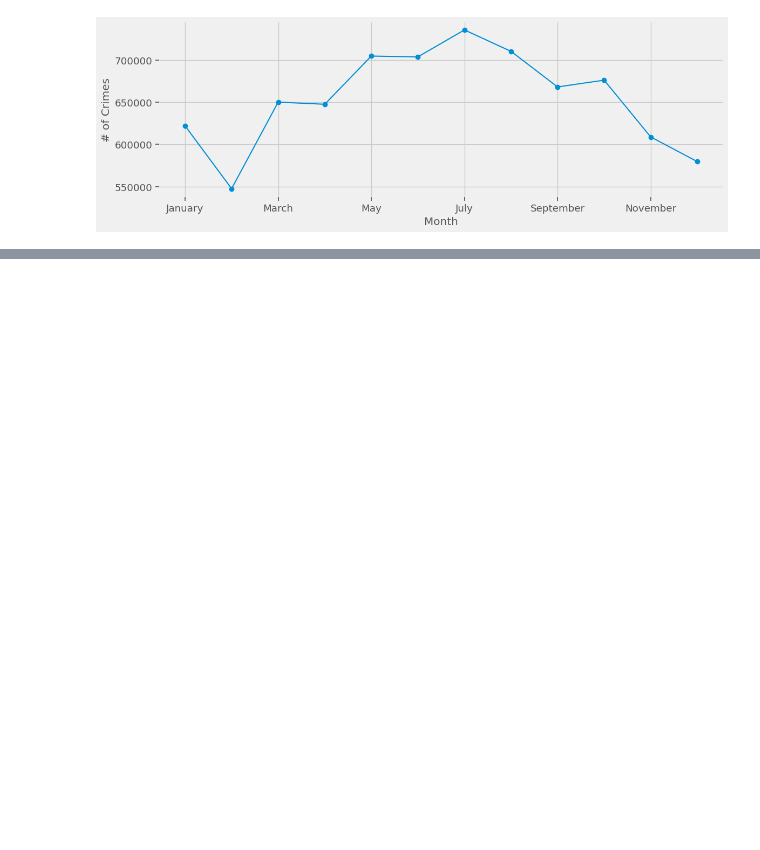
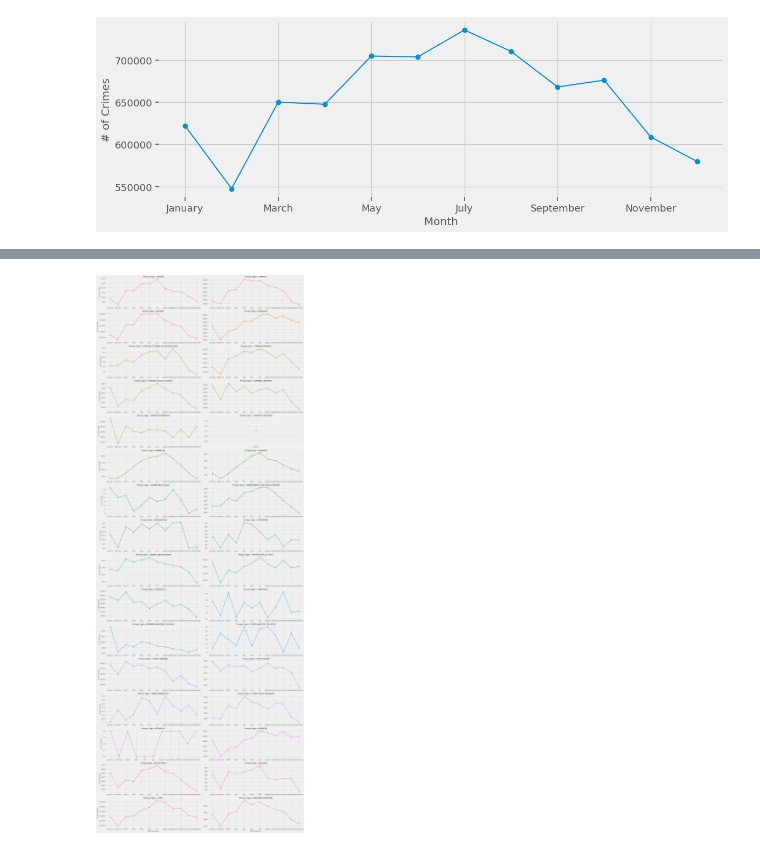
Before and after one commit to jonnunez92/Project-4---Chicago-Crime-Data, a Jupyter notebook: Project 4_Part 1 - Chicago Crime Data - Jonathan Nunez.ipynb, the cells around one changed output, grey strips where cells are left out. Saved outputs shown, nothing was run; the diff lists cells and outputs as text; code cells hidden in the pictures; blank space fills up the shorter version.

```diff
--- a/Project 4_Part 1 - Chicago Crime Data - Jonathan Nunez.ipynb
+++ b/Project 4_Part 1 - Chicago Crime Data - Jonathan Nunez.ipynb
@@ -180,0 +199,2 @@ df.head(2)
+# %%
+df['Primary Type'] = df['Primary Type'].replace({'CRIM SEXUAL ASSAULT': 'CRIMINAL SEXUAL ASSAULT'})
@@ -585,0 +524,3 @@ ax = month_counts.plot(style='o-',grid=True,
+# %%
+plot_type4 = df4.groupby('Primary Type')['Month', 'MonthName'].value_counts().sort_index()
+plot_type4
@@ -585,0 +541,3 @@ ax = month_counts.plot(style='o-',grid=True,
+# %%
+plot_type4_df = plot_type4.to_frame('# of Crimes').reset_index()
+plot_type4_df
@@ -585,0 +558,8 @@ ax = month_counts.plot(style='o-',grid=True,
+# %%
+g = sns.catplot(data=plot_type4_df, x='MonthName', y='# of Crimes',
+                kind='point',aspect=3, height=4,
+                hue='Primary Type', col='Primary Type',col_wrap=2,
+               sharey=False, sharex=False)
+[ax.grid(axis='x') for ax in g.axes];
+# %% [output]
+[figure, added]
```
Also changed, not shown: parts of 33 cells of this notebook.
